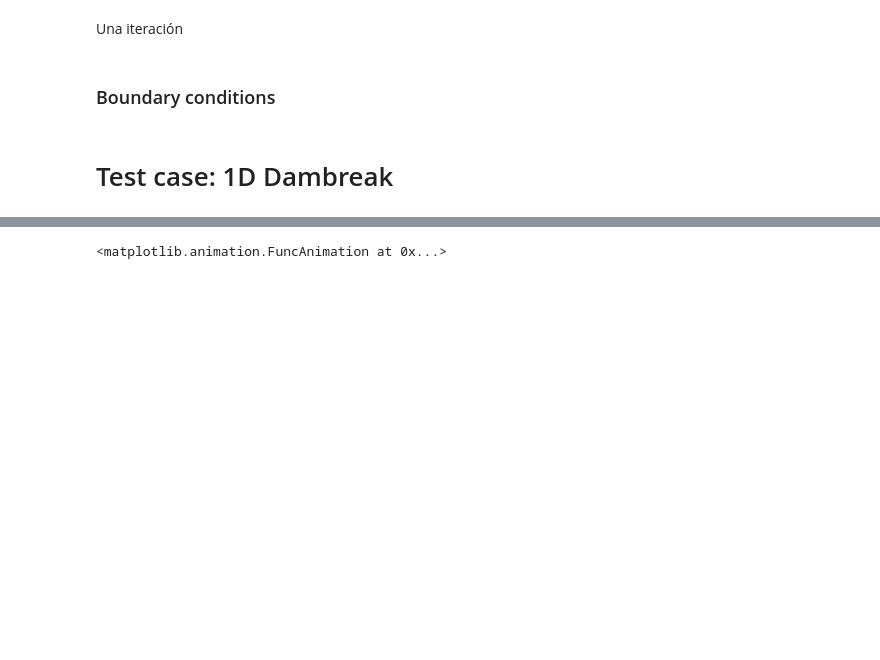
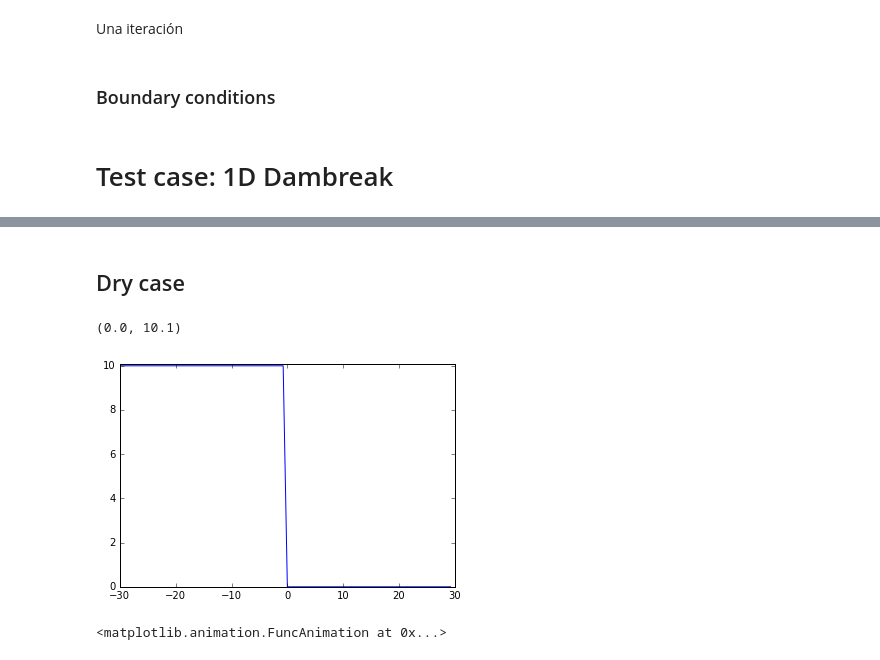
Before and after one commit to joaocaldass/inriamericwaves, a Jupyter notebook: Simulations/nswe_muscl_4order.ipynb, the cells around one changed output, grey strips where cells are left out. Saved outputs shown, nothing was run; the diff lists cells and outputs as text; code cells hidden in the pictures; blank space fills up the shorter version.

```diff
--- a/Simulations/nswe_muscl_4order.ipynb
+++ b/Simulations/nswe_muscl_4order.ipynb
@@ -429 +541,12 @@ t1,h1,hu1 = simulate(h,hu,bcs_open,dx,cfl,t0,nt,1e-5,roe_surf)
+# %% [markdown]
+## Dry case
+# %%
+hl = 10.0
+hr = 0.0
+x,h,hu = dambreak(L=30, hl=hl, hr=hr, dx=dx, nt=nt)
+plt.plot(x,h[0,:])
+plt.ylim(0.0,10.1)
+# %% [output]
+(0.0, 10.1)
+[figure, added]
 # %%
```
Also changed, not shown: parts of 26 cells of this notebook, 28 other files.
